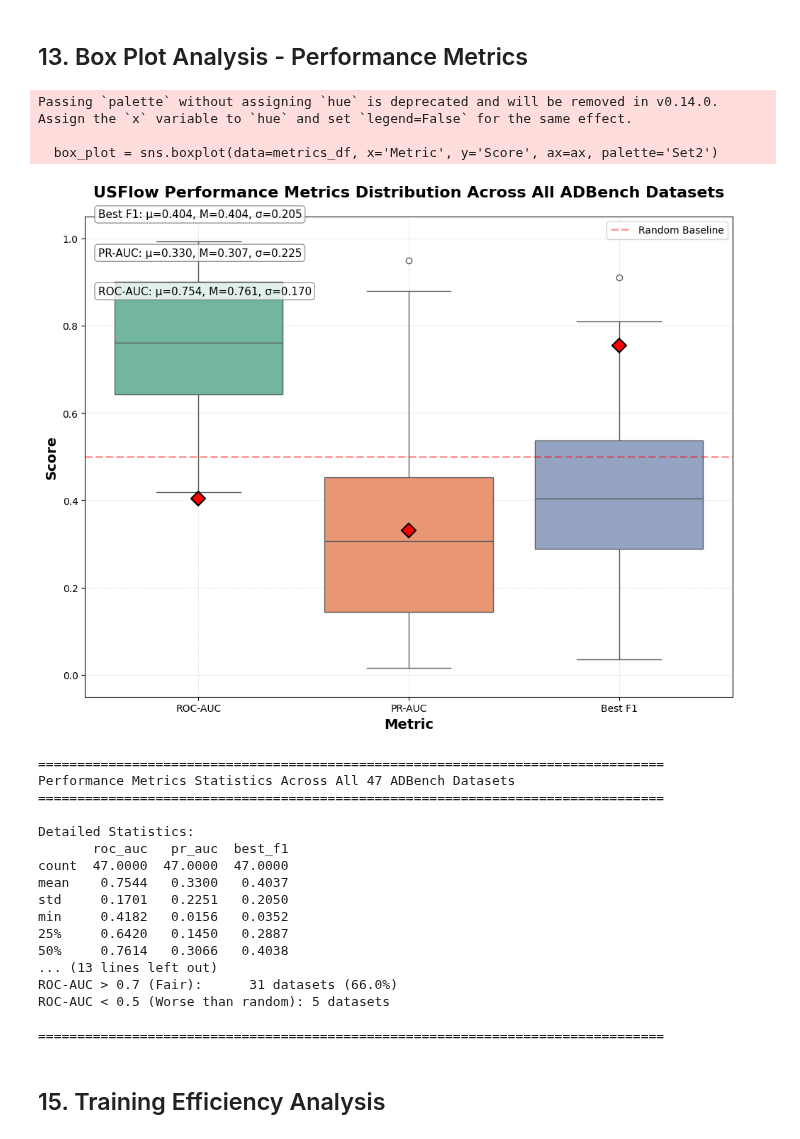
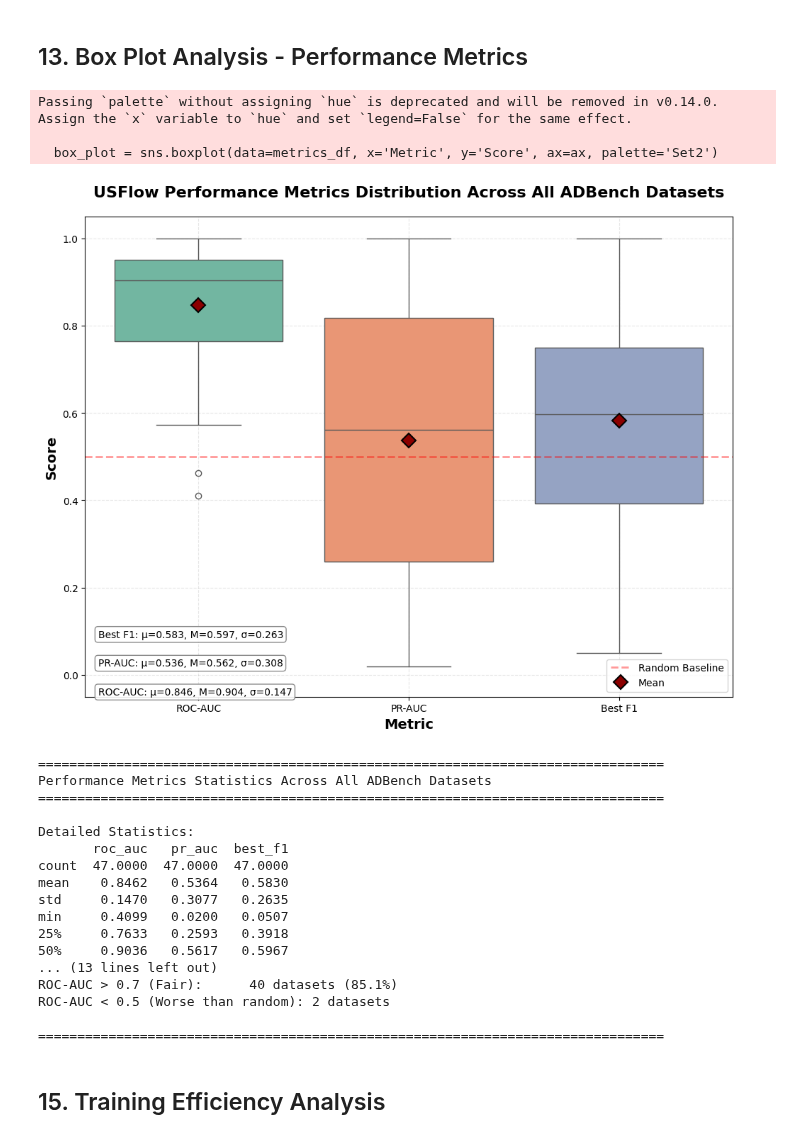
Before and after one commit to aai-institute/nf4ad, a Jupyter notebook: src/adbench_experiment.ipynb, the cells around one changed output. Saved outputs shown, nothing was run; the diff lists cells and outputs as text; code cells hidden in the pictures.

```diff
--- a/src/adbench_experiment.ipynb
+++ b/src/adbench_experiment.ipynb
@@ -732,6 +734,12 @@ print(top[[
     'config_masktype', 'config_affine_conjugation'
 ]])
 # %%
+config = BenchmarkConfig(
+    data_dir=Path("./nf4ad/data/adbench"),
+    output_dir=Path("./results/adbench/usflow"),
+    device="cpu",
+    verbose=True,
+)
 # Configure USFlow model
 usflow_config = FlowConfig(
     flow_type="usflow",  # Switch to USFlow
@@ -899,8 +924,7 @@ import seaborn as sns
 import pandas as pd
 import numpy as np
 
-path = "/home/faried/Projects/nf4ad/results"
-df = pd.read_csv(path + "/usflow_adbench_benchmark_results.csv")
+df = pd.read_csv(config.output_dir / "usflow_adbench_summary.csv")
 
 # Create a single comprehensive box plot figure
 fig, ax = plt.subplots(figsize=(10, 8))
@@ -926,73 +950,78 @@ ax.set_ylim(-0.05, 1.05)
 
 # Add horizontal line at 0.5 (random baseline for ROC-AUC)
 ax.axhline(y=0.5, color='red', linestyle='--', alpha=0.4, linewidth=2, label='Random Baseline')
-ax.legend(fontsize=10)
 
 # Add mean markers
 means = metrics_df.groupby('Metric')['Score'].mean()
-positions = range(len(means))
-ax.plot(positions, means.values, 'D', color='red', markersize=10,
-        label='Mean', markeredgecolor='black', markeredgewidth=1.5)
+positions = list(range(len(means)))[::-1]
+ax.plot(positions, means.values, 'D', color='darkred', markersize=10,
+        label='Mean', markeredgecolor='black', markeredgewidth=1.5, zorder=5)
+
+# Add legend
+ax.legend(fontsize=10, loc='lower right')
 
 # Add text annotations for statistics
-for i, (metric, group) in enumerate(metrics_df.groupby('Metric')):
-    mean_val = group['Score'].mean()
-    median_val = group['Score'].median()
-    std_val = group['Score'].std()
+metric_order = ['ROC-AUC', 'PR-AUC', 'Best F1']
+for i, metric in enumerate(metric_order):
+    group = metrics_df[metrics_df['Metric'] == metric]['Score']
+    mean_val = group.mean()
+    median_val = group.median()
+    std_val = group.std()
 
-    # Position text above the box plot
-    y_pos = ax.get_ylim()[1] * 0.95 - (i * 0.08)
+    # Position text at top of plot, stacked vertically
+    y_pos = 0.02 + (i * 0.06)
     ax.text(0.02, y_pos,
             f'{metric}: μ={mean_val:.3f}, M={median_val:.3f}, σ={std_val:.3f}',
             transform=ax.transAxes,
-            fontsize=11,
-            bbox=dict(boxstyle='round', facecolor='white', alpha=0.8, edgecolor='gray'))
+            fontsize=10,
+            verticalalignment='top',
+            bbox=dict(boxstyle='round', facecolor='white', alpha=0.9, edgecolor='gray'))
 
 plt.tight_layout()
-plt.savefig(path + '/usflow_benchmark_metrics_boxplot.png', dpi=300, bbox_inches='tight')
+plt.savefig(config.output_dir / 'usflow_benchmark_metrics_boxplot.png', dpi=300, bbox_inches='tight')
 plt.show()
 
 # Print detailed statistics
 print("\n" + "="*80)
-print("Performance Metrics Statistics Across All 47 ADBench Datasets")
+print("Performance Metrics Statistics Across All ADBench Datasets")
 print("="*80)
 print("\nDetailed Statistics:")
 print(df[['roc_auc', 'pr_auc', 'best_f1']].describe().round(4))
 
 print("\n" + "-"*80)
 print("Summary:")
 print(f"ROC-AUC  : {df['roc_auc'].mean():.4f} ± {df['roc_auc'].std():.4f}  (median: {df['roc_auc'].median():.4f})")
 print(f"PR-AUC   : {df['pr_auc'].mean():.4f} ± {df['pr_auc'].std():.4f}  (median: {df['pr_auc'].median():.4f})")
 print(f"Best F1  : {df['best_f1'].mean():.4f} ± {df['best_f1'].std():.4f}  (median: {df['best_f1'].median():.4f})")
 
 print("\n" + "-"*80)
 print("Performance Distribution:")
 print(f"ROC-AUC > 0.9 (Excellent): {(df['roc_auc'] >= 0.9).sum()} datasets ({(df['roc_auc'] >= 0.9).sum()/len(df)*100:.1f}%)")
 print(f"ROC-AUC > 0.8 (Good):      {(df['roc_auc'] >= 0.8).sum()} datasets ({(df['roc_auc'] >= 0.8).sum()/len(df)*100:.1f}%)")
 print(f"ROC-AUC > 0.7 (Fair):      {(df['roc_auc'] >= 0.7).sum()} datasets ({(df['roc_auc'] >= 0.7).sum()/len(df)*100:.1f}%)")
 print(f"ROC-AUC < 0.5 (Worse than random): {(df['roc_auc'] < 0.5).sum()} datasets")
 
 print("\n" + "="*80)
 # %% [output]
 Passing `palette` without assigning `hue` is deprecated and will be removed in v0.14.0. Assign the `x` variable to `hue` and set `legend=False` for the same effect.
 
   box_plot = sns.boxplot(data=metrics_df, x='Metric', y='Score', ax=ax, palette='Set2')
-[figure, old version]
+[figure, new version]
 ================================================================================
-Performance Metrics Statistics Across All 47 ADBench Datasets
+Performance Metrics Statistics Across All ADBench Datasets
 ================================================================================
 
 Detailed Statistics:
        roc_auc   pr_auc  best_f1
 count  47.0000  47.0000  47.0000
-mean    0.7544   0.3300   0.4037
-std     0.1701   0.2251   0.2050
-min     0.4182   0.0156   0.0352
-25%     0.6420   0.1450   0.2887
-50%     0.7614   0.3066   0.4038
+mean    0.8462   0.5364   0.5830
+std     0.1470   0.3077   0.2635
+min     0.4099   0.0200   0.0507
+25%     0.7633   0.2593   0.3918
+50%     0.9036   0.5617   0.5967
 ... (13 lines left out)
-ROC-AUC > 0.7 (Fair):      31 datasets (66.0%)
-ROC-AUC < 0.5 (Worse than random): 5 datasets
+ROC-AUC > 0.7 (Fair):      40 datasets (85.1%)
+ROC-AUC < 0.5 (Worse than random): 2 datasets
 
 ================================================================================
 # %% [markdown]
```
Also changed, not shown: parts of 20 cells of this notebook.
